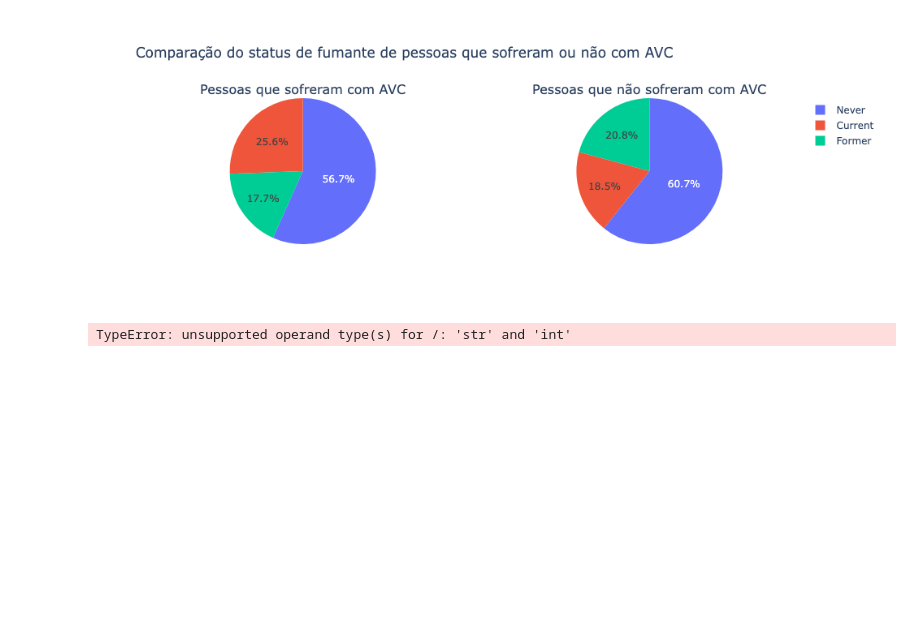
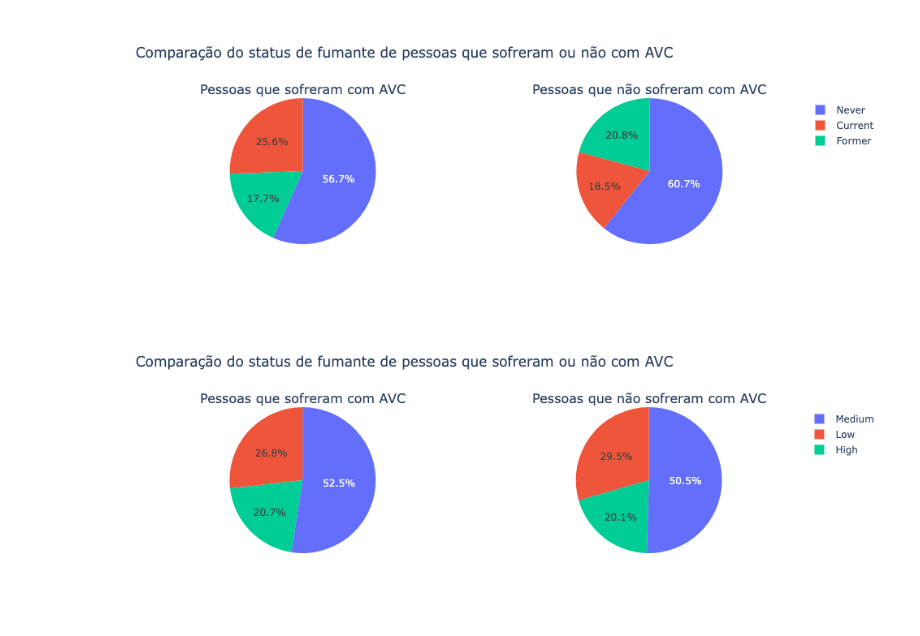
Before and after one commit to P-E-N-T-E-S/Analise-Dados-AVC, a Jupyter notebook: Stroke_analytics.ipynb, the cells around one changed output. Drawn from its saved outputs; the diff is of its cells as text; code cells hidden in the pictures; blank space fills up the shorter version.

```diff
--- a/Stroke_analytics.ipynb
+++ b/Stroke_analytics.ipynb
@@ -324,5 +324,23 @@ fig.show()
 # %% [output]
 [figure]
 # %%
+categorias = df3["ses"].unique()
+
+frequencias = df3[df3["stroke"] == "occurred"]["ses"].value_counts(dropna=False).reindex(categorias, fill_value=0).reset_index()
+frequencias.columns = ["ses", "frequencia"]
+
+frequencias2 = df3[df3["stroke"] == "not occurred"]["ses"].value_counts(dropna=False).reindex(categorias, fill_value=0).reset_index()
+frequencias2.columns = ["ses", "frequencia"]
+
+fig = make_subplots(rows=1, cols=2,
+                    subplot_titles=("Pessoas que sofreram com AVC", "Pessoas que não sofreram com AVC"),
+                    specs=[[{"type": "domain"}, {"type": "domain"}]])
+
+fig.add_trace(go.Pie(labels=frequencias["ses"], values=frequencias["frequencia"], name="Grupo 1"), row=1, col=1)
+fig.add_trace(go.Pie(labels=frequencias2["ses"], values=frequencias2["frequencia"], name="Grupo 2"), row=1, col=2)
+
+fig.update_layout(title_text="Comparação do status de fumante de pessoas que sofreram ou não com AVC", showlegend=True)
+
+fig.show()
 # %% [output]
-TypeError: unsupported operand type(s) for /: 'str' and 'int'
+[figure, added]
```
Also changed, not shown: parts of 2 cells of this notebook.
